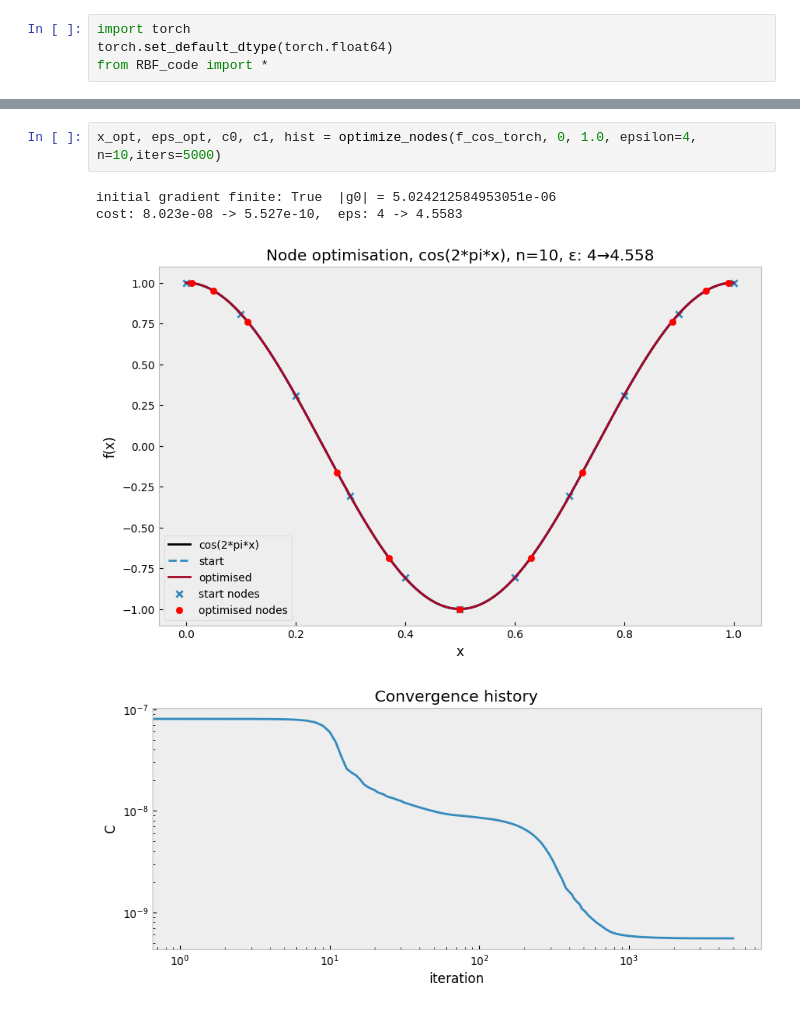
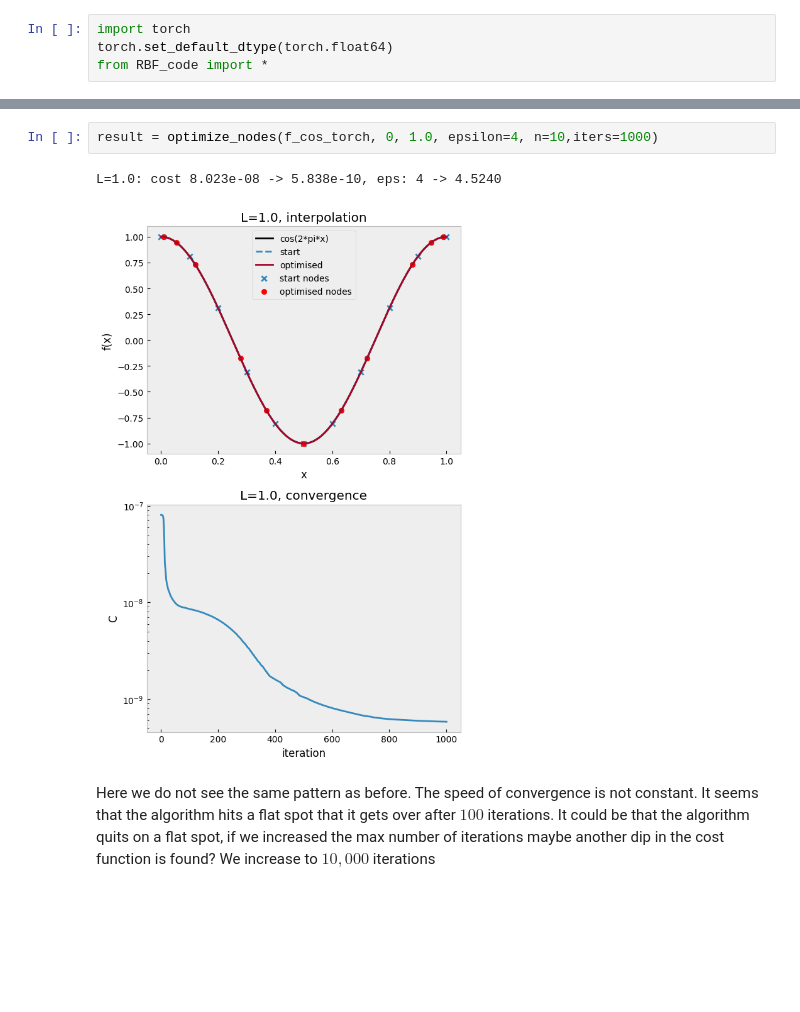
Before and after one commit to Akaada/TMA4215_NumericalMathematics_project1, a Jupyter notebook: taske.ipynb, the cells around one changed output, grey strips where cells are left out. Saved outputs shown, nothing was run; the diff lists cells and outputs as text; blank space fills up the shorter version.

```diff
--- a/taske.ipynb
+++ b/taske.ipynb
@@ -34,7 +97,7 @@ cost: 1.361e-11 -> 1.826e-13,  eps: 1 -> 1.0000
 # %%
-x_opt, eps_opt, c0, c1, hist = optimize_nodes(f_cos_torch, 0, 1.0, epsilon=4, n=10,iters=5000)
+result = optimize_nodes(f_cos_torch, 0, 1.0, epsilon=4, n=10,iters=1000)
 # %% [output]
-initial gradient finite: True  |g0| = 5.024212584953051e-06
-cost: 8.023e-08 -> 5.527e-10,  eps: 4 -> 4.5583
+L=1.0: cost 8.023e-08 -> 5.838e-10, eps: 4 -> 4.5240
-[figure, old version]
+[figure, new version]
-[figure, removed]
+# %% [markdown]
+Here we do not see the same pattern as before. The speed of convergence is not constant. It seems that the algorithm hits a flat spot that it gets over after $100$ iterations. It could be that the algorithm quits on a flat spot, if we increased the max number of iterations maybe another dip in the cost function is found? We increase to $10,000$ iterations
```
Also changed, not shown: parts of 29 cells of this notebook, 1 other file.
